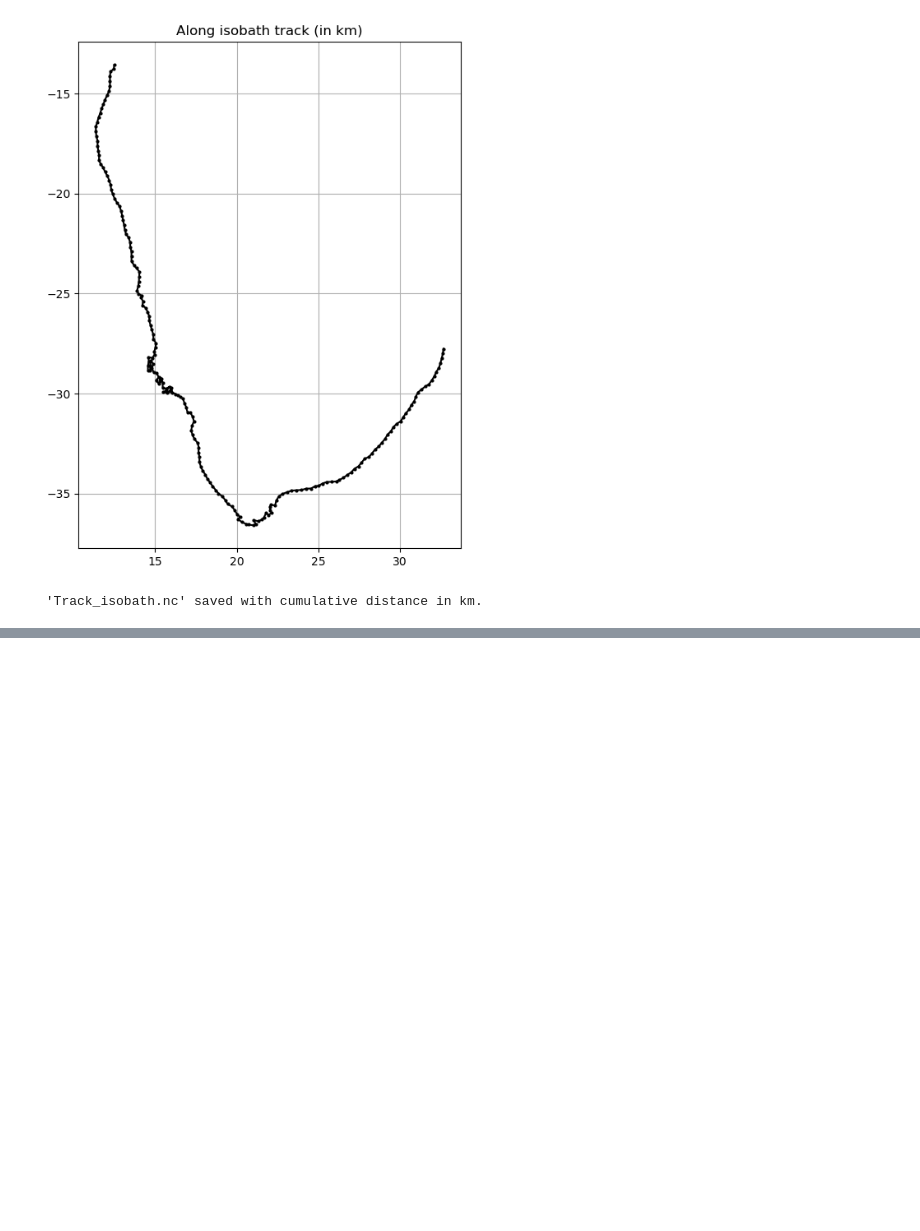
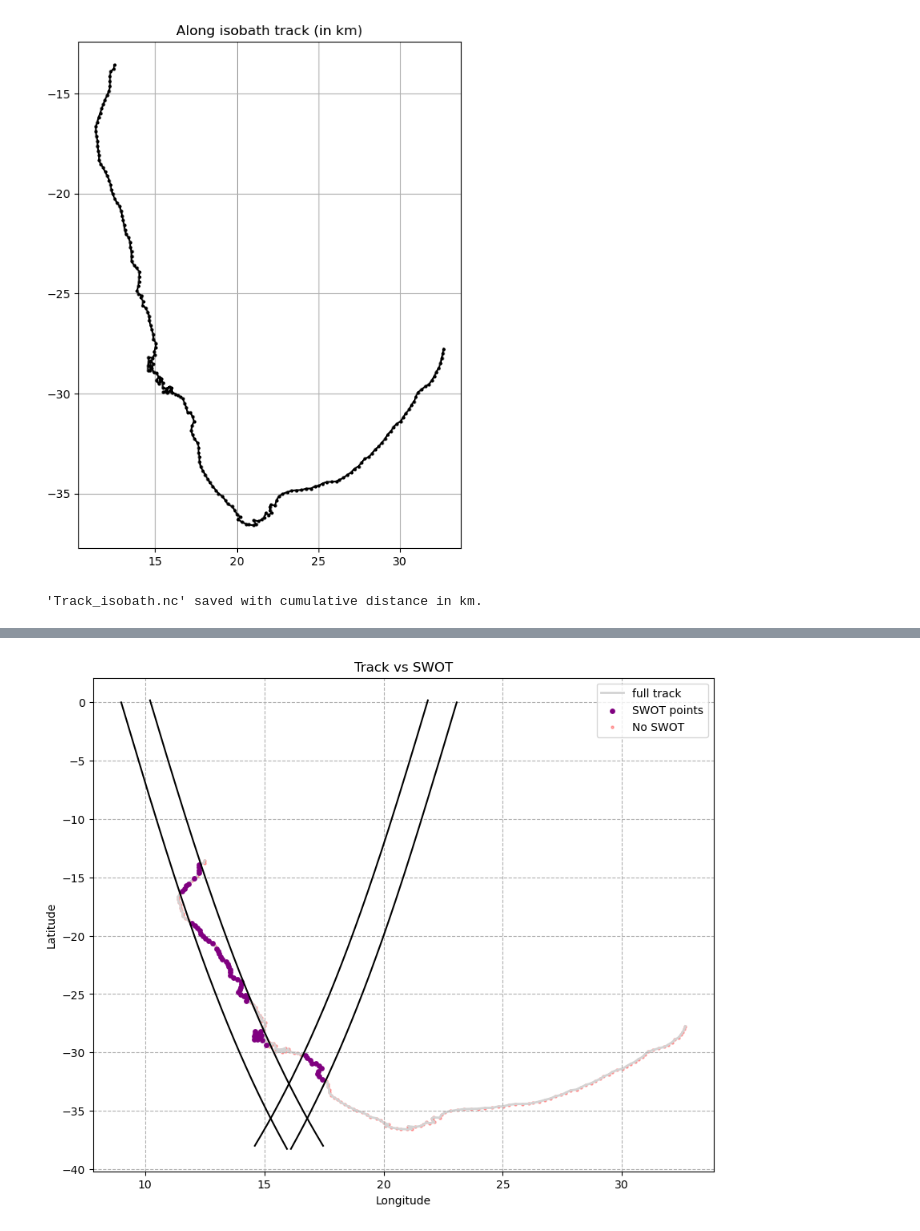
Before and after one commit to polilea7-create/SWOT_CTW, a Jupyter notebook: Track_alongthecoast.ipynb, the cells around one changed output, grey strips where cells are left out. Drawn from its saved outputs; the diff is of its cells as text; code cells hidden in the pictures; blank space fills up the shorter version.

```diff
--- a/Track_alongthecoast.ipynb
+++ b/Track_alongthecoast.ipynb
@@ -180,0 +441,40 @@ plt.show()
+# %%
+## 7.Plot map of selected points
+
+def plot_final_map(ds_track, hovmoller_swot):
+    plt.figure(figsize=(10, 8))
+
+    # 1. Tracer le track complet en gris clair
+    plt.plot(ds_track.lon_final, ds_track.lat_final,
+             color='lightgray', label='full track', lw=2, zorder=1)
+
+######################################################################################################################################################
+    valid_mask = hovmoller_swot.notnull().any(dim='date').values
+######################################################################################################################################################
+# SWOT POINTS ALONG THE TRACK
+########################################################################################################################
+    plt.scatter(ds_track.lon_final[valid_mask],
+                ds_track.lat_final[valid_mask],
+                c='purple', s=15, label='SWOT points', zorder=2)
+
+    # Track without SWOT SWATH crossing
+    invalid_mask = ~valid_mask
+    plt.scatter(ds_track.lon_final[invalid_mask],
+                ds_track.lat_final[invalid_mask],
+                color='red', s=5, label='No SWOT', alpha=0.3, zorder=0)
+    plt.plot(ds_p1.longitude[0,:,0],ds_p1.latitude[0,:,0],color='black')
+    plt.plot(ds_p1.longitude[0,:,-1],ds_p1.latitude[0,:,-1],color='black')
+    plt.plot(ds_p16.longitude[0,:,0],ds_p16.latitude[0,:,0],color='black')
+    plt.plot(ds_p16.longitude[0,:,-1],ds_p16.latitude[0,:,-1],color='black')
+
+    plt.xlabel('Longitude')
+    plt.ylabel('Latitude')
+    plt.title('Track vs SWOT')
+    plt.legend()
+    plt.grid(True, linestyle='--')
+    plt.show()
+
+
+plot_final_map(ds_track, hovmoller_swot)
+# %% [output]
+[figure, added]
```
Also changed, not shown: parts of 14 cells of this notebook.
